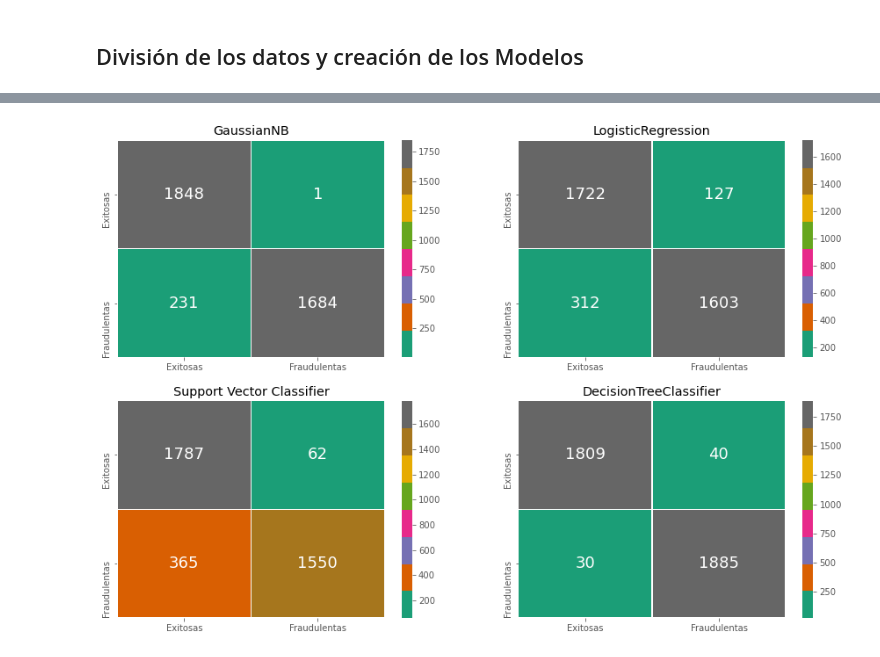
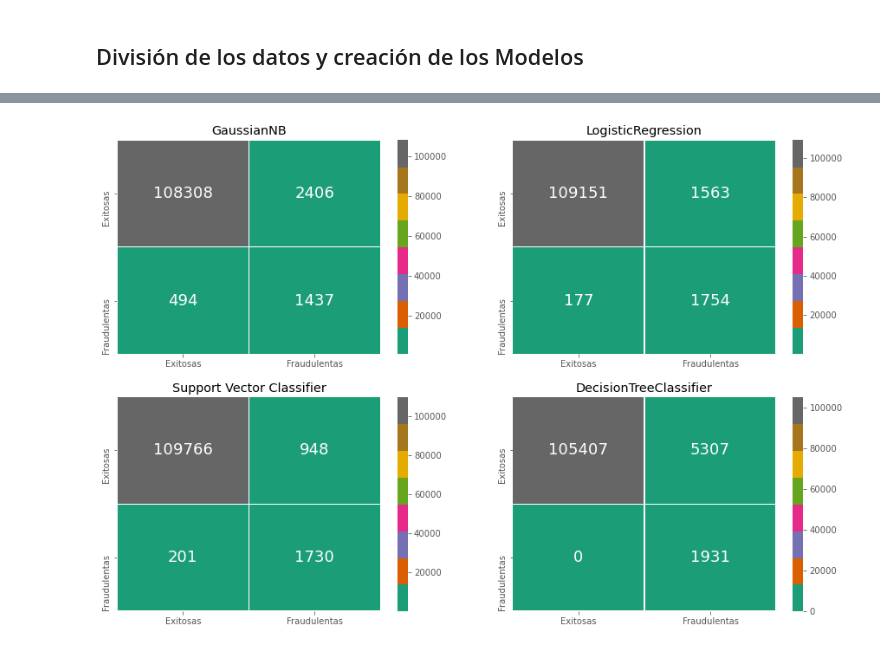
Before and after one commit to Bmez1/Proyecto_CD, a Jupyter notebook: Fraude.ipynb, the cells around one changed output, grey strips where cells are left out. Drawn from its saved outputs; the diff is of its cells as text; code cells hidden in the pictures.

Commit message:
Reportes

```diff
--- a/Fraude.ipynb
+++ b/Fraude.ipynb
@@ -821,3 +953,6 @@ models = {
     "Support Vector Classifier": SVC(),
     "DecisionTreeClassifier": DecisionTreeClassifier()
 }
+# %%
+for key, model in models.items():
+    model_Rendmiento(model, X_Sub, y_Sub)
@@ -823,0 +976,6 @@ models = {
+# %%
+#Diccionario de las salidas predecidas
+predict = np.array(['y_GNB', 'y_Logistc', 'y_SVC', 'y_Tree'])
+salidas = {}
+for i, model in enumerate(models.values()):
+    salidas[predict[i]] = model.predict(original_Xtest)
@@ -846,6 +1048,0 @@ Rendimiento del entrenamiento:  98.0 % de precisión
-# %%
-#Diccionario de las salidas predecidas
-predict = np.array(['y_GNB', 'y_Logistc', 'y_SVC', 'y_Tree'])
-salidas = {}
-for i, model in enumerate(models.values()):
-    salidas[predict[i]] = model.predict(X_test)
@@ -852,10 +1068,18 @@ for i, model in enumerate(models.values()):
+# %%
+# Predicciones Respectivas
+salidas_Hip = {
+    'y_GNB'    : salidas['y_GNB'],
+    'y_Logistc': log_reg.predict(original_Xtest),
+    'y_SVC'    : svc.predict(original_Xtest),
+    'y_Tree'   : tree_clf.predict(original_Xtest)
+}
 # %%
-from sklearn.metrics import mean_squared_error, classification_report, confusion_matrix
-datos = [("GaussianNB", confusion_matrix(y_test, salidas['y_GNB'])),
-         ("LogisticRegression", confusion_matrix(y_test, salidas['y_Logistc'])),
-         ("Support Vector Classifier", confusion_matrix(y_test, salidas['y_SVC'])),
-         ("DecisionTreeClassifier", confusion_matrix(y_test, salidas['y_Tree']))]
+#Matriz de Confusión
+matrizC_HIP = [("GaussianNB", confusion_matrix(original_ytest, salidas_Hip['y_GNB'])),
+         ("LogisticRegression", confusion_matrix(original_ytest, salidas_Hip['y_Logistc'])),
+         ("Support Vector Classifier", confusion_matrix(original_ytest, salidas_Hip['y_SVC'])),
+         ("DecisionTreeClassifier", confusion_matrix(original_ytest, salidas_Hip['y_Tree']))]
 
-comparar_Modelos(datos, labels, [2,2, 'Dark2'])
+comparar_Modelos(matrizC_HIP, labels, [2,2, 'Dark2'])
 # %% [output]
-[figure, old version]
+[figure, new version]
```
Also changed, not shown: parts of 47 cells of this notebook.
